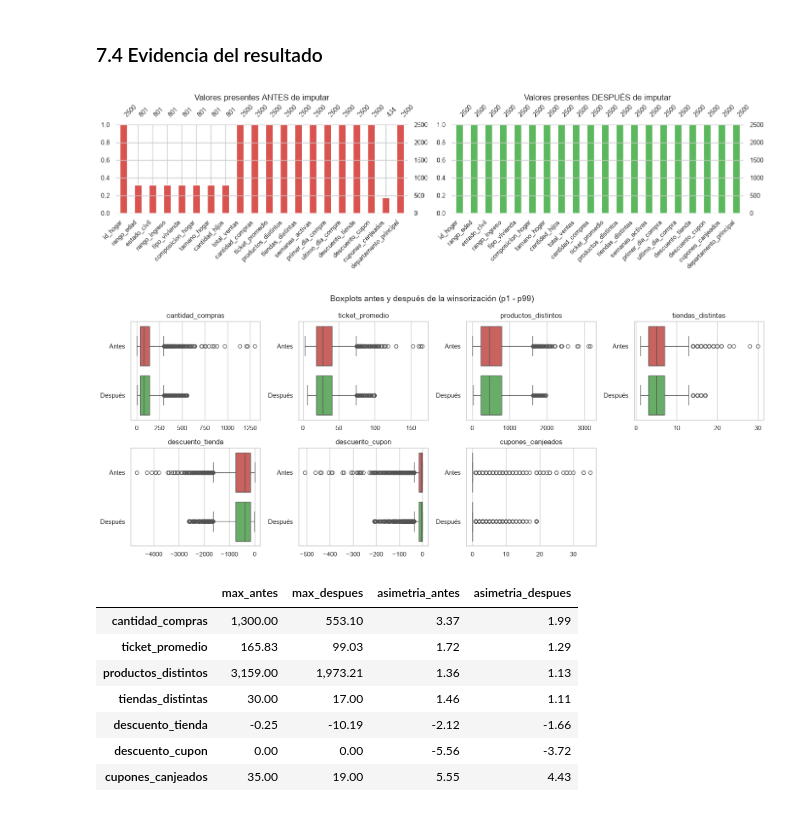
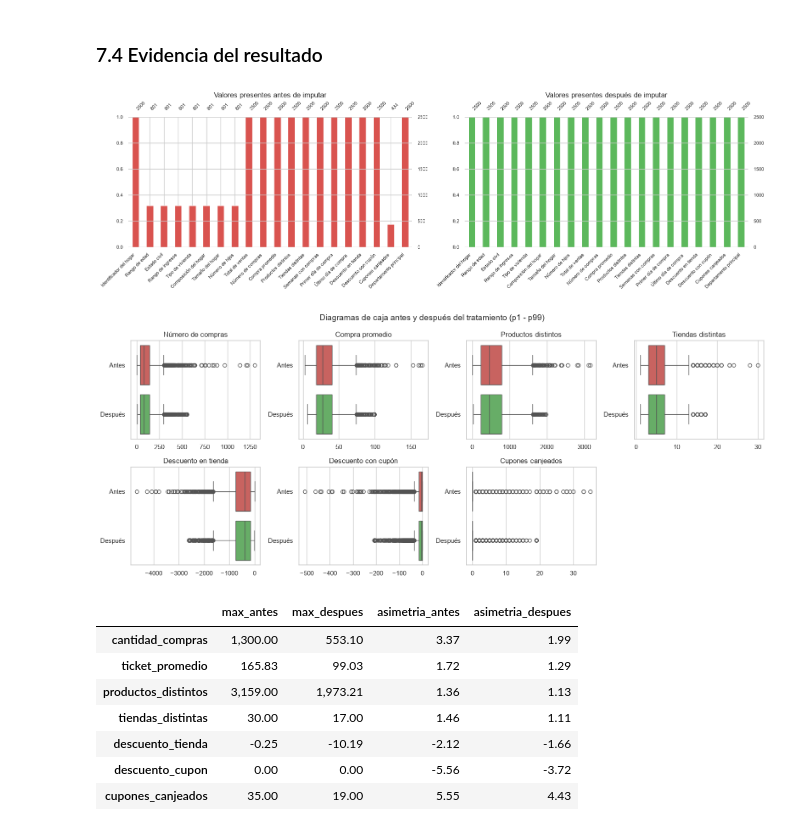
Before and after one commit to Eyner1/Laboratorio_4_Mineria_de_Datos_ISW_911_EDA_dataset_InvacomDW, a Jupyter notebook: lab4_IC2025.ipynb, the cells around one changed output. Saved outputs shown, nothing was run; the diff lists cells and outputs as text; code cells hidden in the pictures.

```diff
--- a/lab4_IC2025.ipynb
+++ b/lab4_IC2025.ipynb
@@ -645,16 +736,17 @@ df = tratar_atipicos(df, COLS_ACOTAR, metodo="percentil", p_inf=0.01, p_sup=0.99
 # %%
 # Se comparan las mismas variables conservadas en ambos gráficos.
 columnas_comparables = df.drop(columns="tiene_demografia").columns
-fig, axes = plt.subplots(1, 2, figsize=(14, 4))
-msno.bar(df_original.rename(columns=nombres_es)[columnas_comparables],
-         ax=axes[0], fontsize=9, color="#d9534f")
-axes[0].set_title("Valores presentes ANTES de imputar")
-msno.bar(df[columnas_comparables], ax=axes[1], fontsize=9, color="#5cb85c")
-axes[1].set_title("Valores presentes DESPUÉS de imputar")
+fig, axes = plt.subplots(1, 2, figsize=(16, 5))
+msno.bar(df_original.rename(columns=nombres_es)[columnas_comparables]
+         .rename(columns=etiqueta_grafico), ax=axes[0], fontsize=8, color="#d9534f")
+axes[0].set_title("Valores presentes antes de imputar")
+msno.bar(df[columnas_comparables].rename(columns=etiqueta_grafico),
+         ax=axes[1], fontsize=8, color="#5cb85c")
+axes[1].set_title("Valores presentes después de imputar")
 plt.tight_layout()
 plt.show()
 # %% [output]
-[figure, old version]
+[figure, new version]
 # %%
 fig, axes = plt.subplots(2, 4, figsize=(16, 6.5))
 for i, col in enumerate(COLS_ACOTAR):
@@ -663,16 +755,16 @@ for i, col in enumerate(COLS_ACOTAR):
         var_name="estado", value_name=col)
     sns.boxplot(data=comparacion, x=col, y="estado", hue="estado", ax=ax,
                 palette=["#d9534f", "#5cb85c"], legend=False)
-    ax.set_title(col)
+    ax.set_title(etiqueta_grafico(col))
     ax.set_xlabel("")
     ax.set_ylabel("")
 for ax in list(axes.flat)[len(COLS_ACOTAR):]:
     ax.set_visible(False)
-fig.suptitle("Boxplots antes y después de la winsorización (p1 - p99)", fontsize=14)
+fig.suptitle("Diagramas de caja antes y después del tratamiento (p1 - p99)", fontsize=14)
 plt.tight_layout()
 plt.show()
 # %% [output]
-[figure, old version]
+[figure, new version]
 # %%
 pd.DataFrame({
     "max_antes": df_antes_atipicos[COLS_ACOTAR].max(),
```
Also changed, not shown: parts of 13 cells of this notebook.
